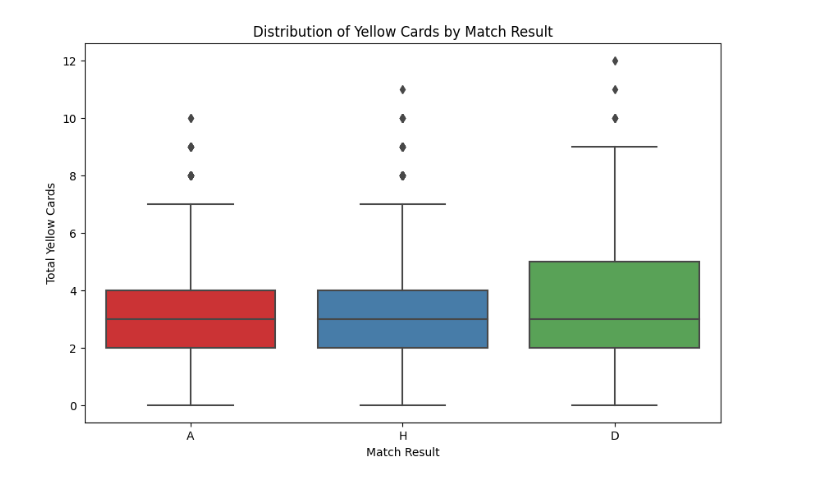
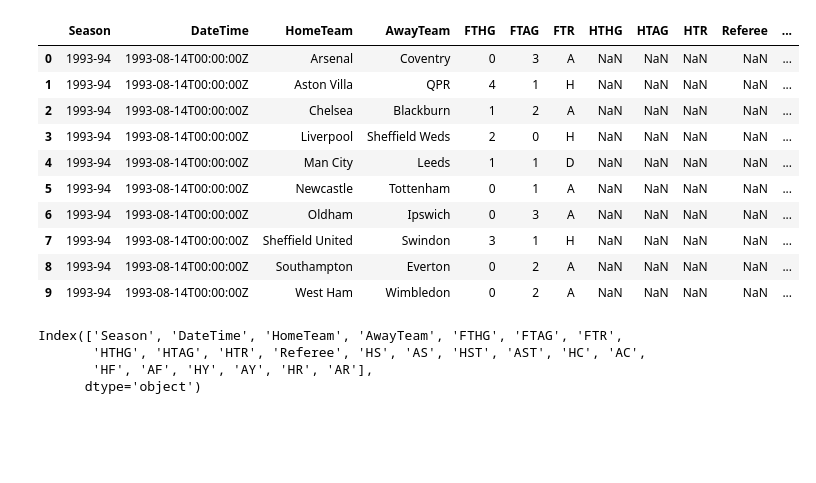
Before and after one commit to ilovedata6/premier_leauge_analysis, a Jupyter notebook: premier_leauge_analysis.ipynb, the cells around one changed output. Saved outputs shown, nothing was run; the diff lists cells and outputs as text; code cells hidden in the pictures; blank space fills up the shorter version.

```diff
--- a/premier_leauge_analysis.ipynb
+++ b/premier_leauge_analysis.ipynb
@@ -286,9 +0,0 @@ plt.show()
-# %%
-plt.figure(figsize=(10, 6))
-sns.boxplot(data=epl, x='FTR', y='total_yellow_cards', palette='Set1')
-plt.title('Distribution of Yellow Cards by Match Result')
-plt.xlabel('Match Result')
-plt.ylabel('Total Yellow Cards')
-plt.show()
-# %% [output]
-[figure, removed]
@@ -294,0 +9,28 @@ plt.show()
+# %%
+pd.set_option('display.max_columns',None)
+pd.set_option('display.max_rows',100)
+# %%
+#Load Dataset
+
+df = pd.read_csv("results.csv",encoding="unicode_escape")
+# %%
+df.head(10)
+# %% [output]
+|  | Season | DateTime | HomeTeam | AwayTeam | FTHG | FTAG | FTR | HTHG | HTAG | HTR | Referee | ... |
+| 0 | 1993-94 | 1993-08-14T00:00:00Z | Arsenal | Coventry | 0 | 3 | A | NaN | NaN | NaN | NaN | ... |
+| 1 | 1993-94 | 1993-08-14T00:00:00Z | Aston Villa | QPR | 4 | 1 | H | NaN | NaN | NaN | NaN | ... |
+| 2 | 1993-94 | 1993-08-14T00:00:00Z | Chelsea | Blackburn | 1 | 2 | A | NaN | NaN | NaN | NaN | ... |
+| 3 | 1993-94 | 1993-08-14T00:00:00Z | Liverpool | Sheffield Weds | 2 | 0 | H | NaN | NaN | NaN | NaN | ... |
+| 4 | 1993-94 | 1993-08-14T00:00:00Z | Man City | Leeds | 1 | 1 | D | NaN | NaN | NaN | NaN | ... |
+| 5 | 1993-94 | 1993-08-14T00:00:00Z | Newcastle | Tottenham | 0 | 1 | A | NaN | NaN | NaN | NaN | ... |
+| 6 | 1993-94 | 1993-08-14T00:00:00Z | Oldham | Ipswich | 0 | 3 | A | NaN | NaN | NaN | NaN | ... |
+| 7 | 1993-94 | 1993-08-14T00:00:00Z | Sheffield United | Swindon | 3 | 1 | H | NaN | NaN | NaN | NaN | ... |
+| 8 | 1993-94 | 1993-08-14T00:00:00Z | Southampton | Everton | 0 | 2 | A | NaN | NaN | NaN | NaN | ... |
+| 9 | 1993-94 | 1993-08-14T00:00:00Z | West Ham | Wimbledon | 0 | 2 | A | NaN | NaN | NaN | NaN | ... |
+# %%
+df.columns
+# %% [output]
+Index(['Season', 'DateTime', 'HomeTeam', 'AwayTeam', 'FTHG', 'FTAG', 'FTR',
+       'HTHG', 'HTAG', 'HTR', 'Referee', 'HS', 'AS', 'HST', 'AST', 'HC', 'AC',
+       'HF', 'AF', 'HY', 'AY', 'HR', 'AR'],
+      dtype='object')
```
Also changed, not shown: parts of 50 cells of this notebook.
